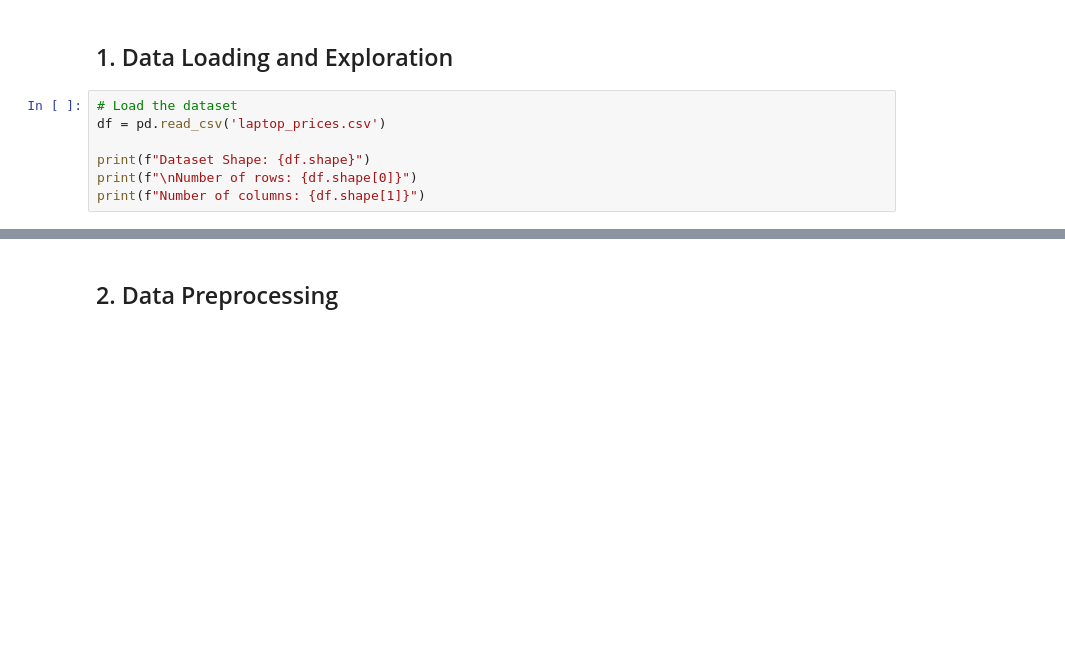
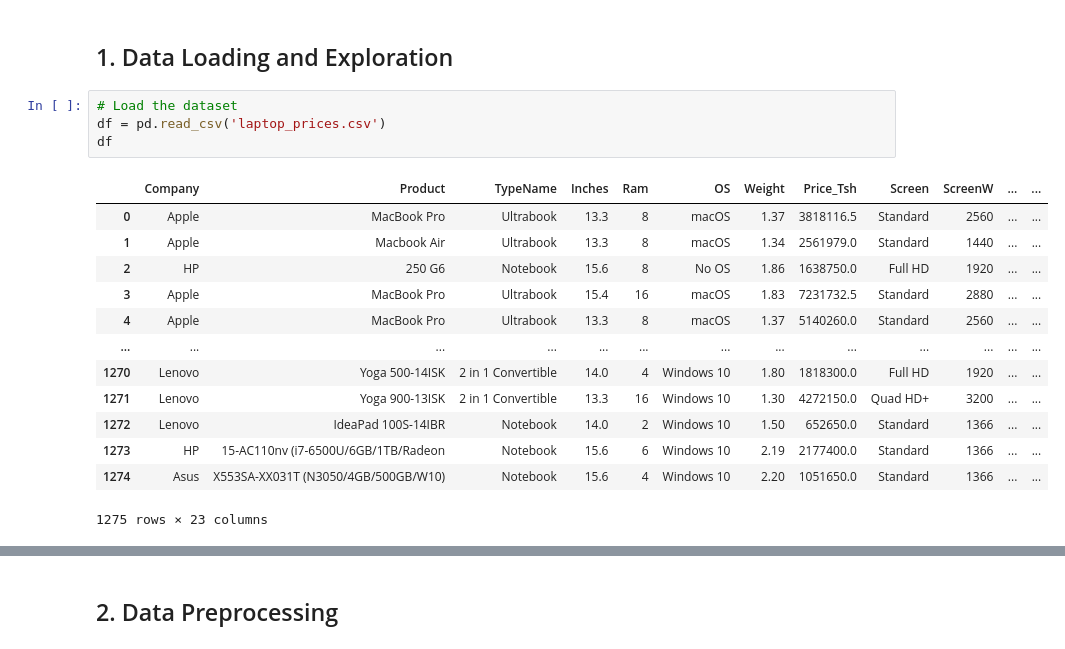
Before and after one commit to RdwinL/laptop_price_predictor, a Jupyter notebook: ml_project.ipynb, the cells around one changed output, grey strips where cells are left out. Cells and saved outputs as stored; diff of their text form; blank space fills up the shorter version.

```diff
--- a/ml_project.ipynb
+++ b/ml_project.ipynb
@@ -35,10 +43,21 @@ print('All libraries imported successfully!')
 # %%
 # Load the dataset
 df = pd.read_csv('laptop_prices.csv')
-
-print(f"Dataset Shape: {df.shape}")
-print(f"\nNumber of rows: {df.shape[0]}")
-print(f"Number of columns: {df.shape[1]}")
+df
+# %% [output]
+|  | Company | Product | TypeName | Inches | Ram | OS | Weight | Price_Tsh | Screen | ScreenW | ... | ... |
+| 0 | Apple | MacBook Pro | Ultrabook | 13.3 | 8 | macOS | 1.37 | 3818116.5 | Standard | 2560 | ... | ... |
+| 1 | Apple | Macbook Air | Ultrabook | 13.3 | 8 | macOS | 1.34 | 2561979.0 | Standard | 1440 | ... | ... |
+| 2 | HP | 250 G6 | Notebook | 15.6 | 8 | No OS | 1.86 | 1638750.0 | Full HD | 1920 | ... | ... |
+| 3 | Apple | MacBook Pro | Ultrabook | 15.4 | 16 | macOS | 1.83 | 7231732.5 | Standard | 2880 | ... | ... |
+| 4 | Apple | MacBook Pro | Ultrabook | 13.3 | 8 | macOS | 1.37 | 5140260.0 | Standard | 2560 | ... | ... |
+| ... | ... | ... | ... | ... | ... | ... | ... | ... | ... | ... | ... | ... |
+| 1270 | Lenovo | Yoga 500-14ISK | 2 in 1 Convertible | 14.0 | 4 | Windows 10 | 1.80 | 1818300.0 | Full HD | 1920 | ... | ... |
+| 1271 | Lenovo | Yoga 900-13ISK | 2 in 1 Convertible | 13.3 | 16 | Windows 10 | 1.30 | 4272150.0 | Quad HD+ | 3200 | ... | ... |
+| 1272 | Lenovo | IdeaPad 100S-14IBR | Notebook | 14.0 | 2 | Windows 10 | 1.50 | 652650.0 | Standard | 1366 | ... | ... |
+| 1273 | HP | 15-AC110nv (i7-6500U/6GB/1TB/Radeon | Notebook | 15.6 | 6 | Windows 10 | 2.19 | 2177400.0 | Standard | 1366 | ... | ... |
+| 1274 | Asus | X553SA-XX031T (N3050/4GB/500GB/W10) | Notebook | 15.6 | 4 | Windows 10 | 2.20 | 1051650.0 | Standard | 1366 | ... | ... |
+1275 rows × 23 columns
 # %%
 # Display first few rows
 df.head(10)
```
Also changed, not shown: parts of 35 cells of this notebook, 6 other files.
